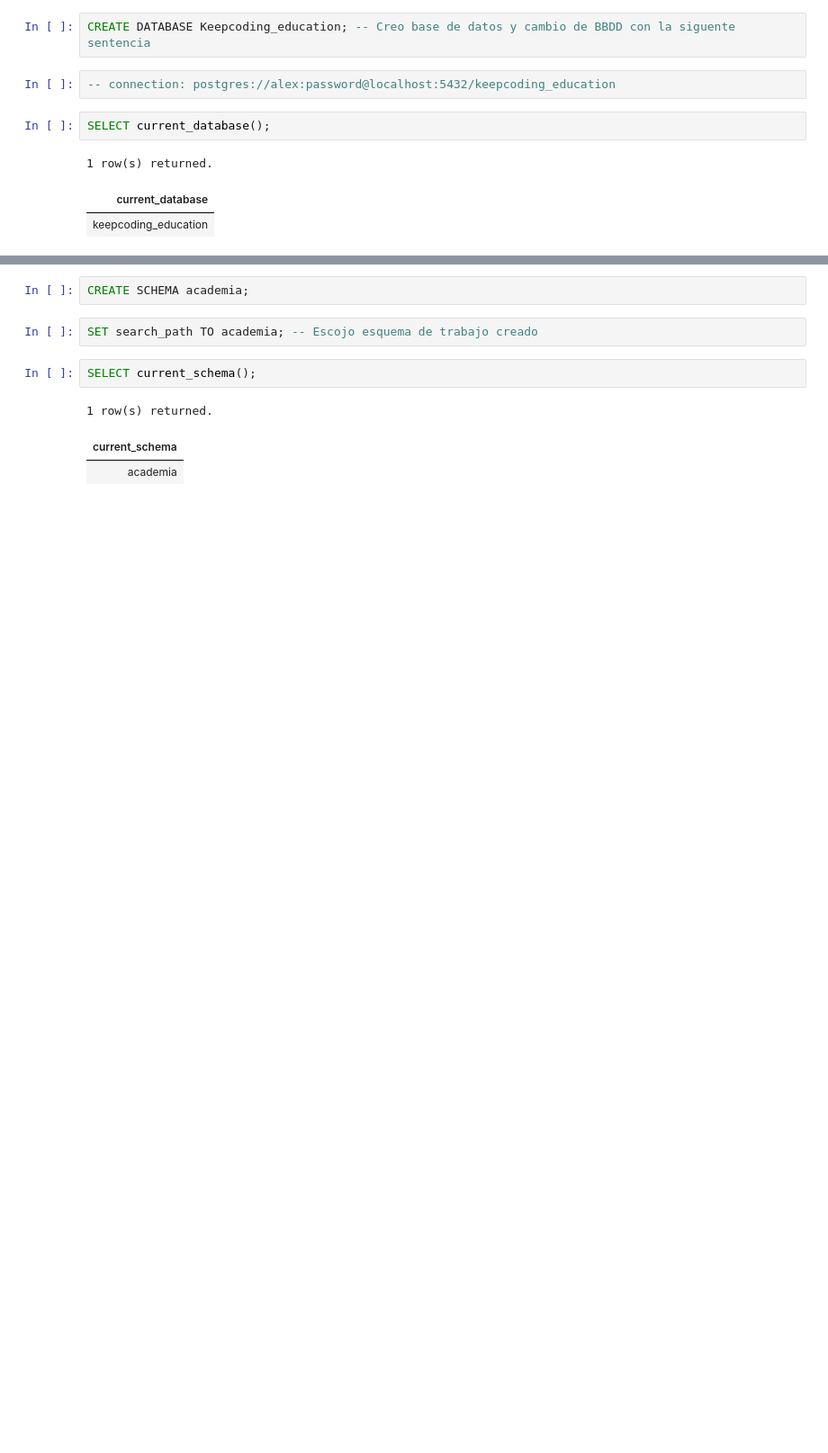
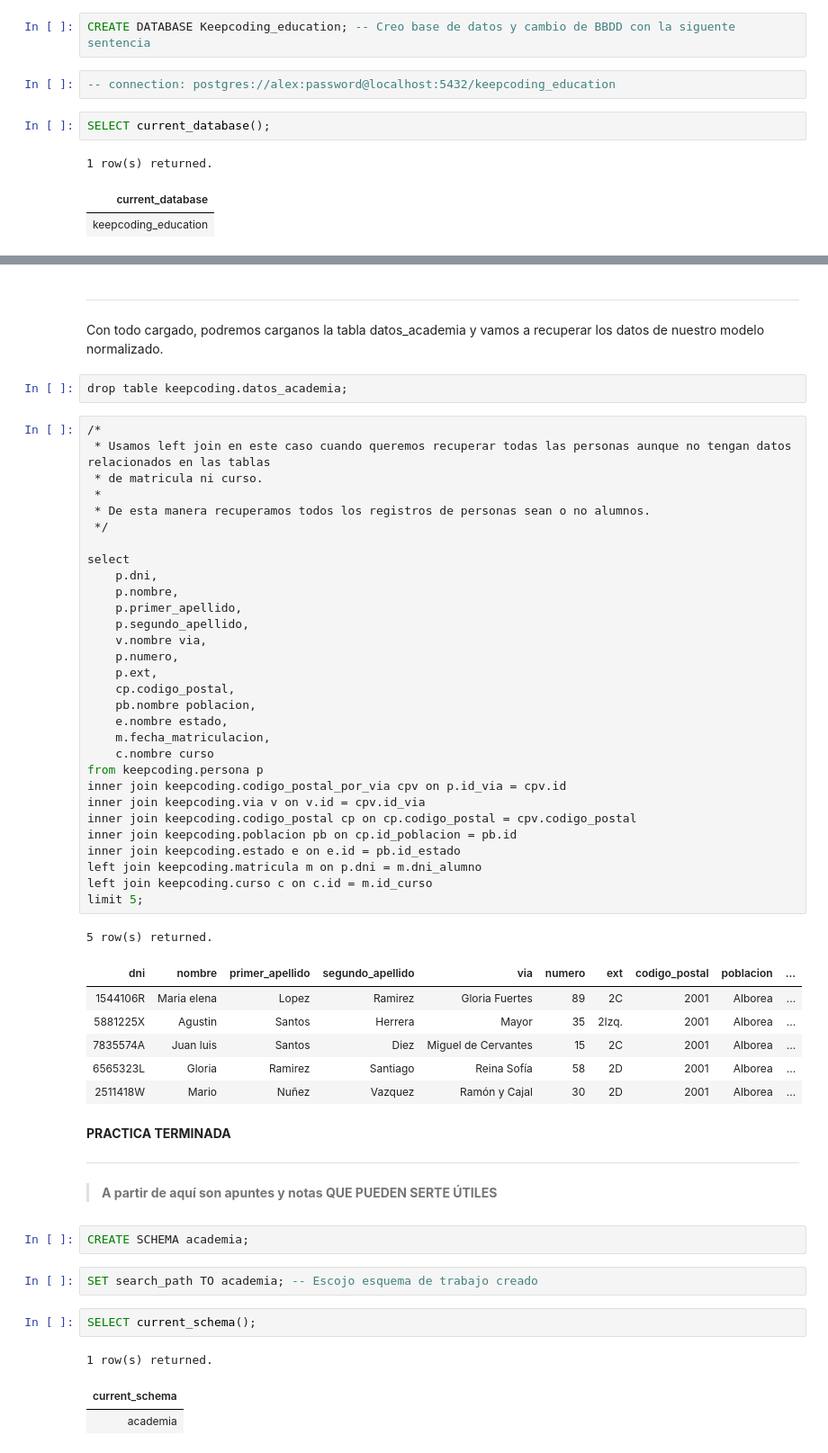
Before and after one commit to alexjust-data/FullStack06_SQL, a Jupyter notebook: 00_SEMINARIO.ipynb, the cells around one changed output, grey strips where cells are left out. Shown at 90% size. Drawn from its saved outputs; the diff is of its cells as text; blank space fills up the shorter version.

```diff
--- a/00_SEMINARIO.ipynb
+++ b/00_SEMINARIO.ipynb
@@ -66,3 +1189,53 @@ SELECT current_database();
+# %% [markdown]
+---
+
+Con todo cargado, podremos carganos la tabla datos_academia y vamos a recuperar los datos de nuestro modelo normalizado.
+# %%
+drop table keepcoding.datos_academia;
+# %%
+/*
+ * Usamos left join en este caso cuando queremos recuperar todas las personas aunque no tengan datos relacionados en las tablas
+ * de matricula ni curso.
+ *
+ * De esta manera recuperamos todos los registros de personas sean o no alumnos.
+ */
+
+select
+    p.dni,
+    p.nombre,
+    p.primer_apellido,
+    p.segundo_apellido,
+    v.nombre via,
+    p.numero,
+    p.ext,
+    cp.codigo_postal,
+    pb.nombre poblacion,
+    e.nombre estado,
+    m.fecha_matriculacion,
+    c.nombre curso
+from keepcoding.persona p
+inner join keepcoding.codigo_postal_por_via cpv on p.id_via = cpv.id
+inner join keepcoding.via v on v.id = cpv.id_via
+inner join keepcoding.codigo_postal cp on cp.codigo_postal = cpv.codigo_postal
+inner join keepcoding.poblacion pb on cp.id_poblacion = pb.id
+inner join keepcoding.estado e on e.id = pb.id_estado
+left join keepcoding.matricula m on p.dni = m.dni_alumno
+left join keepcoding.curso c on c.id = m.id_curso
+limit 5;
+# %% [output]
+5 row(s) returned.
+| dni | nombre | primer_apellido | segundo_apellido | via | numero | ext | codigo_postal | poblacion | ... |
+| 1544106R | Maria elena | Lopez | Ramirez | Gloria Fuertes | 89 | 2C | 2001 | Alborea | ... |
+| 5881225X | Agustin | Santos | Herrera | Mayor | 35 | 2Izq. | 2001 | Alborea | ... |
+| 7835574A | Juan luis | Santos | Diez | Miguel de Cervantes | 15 | 2C | 2001 | Alborea | ... |
+| 6565323L | Gloria | Ramirez | Santiago | Reina Sofía | 58 | 2D | 2001 | Alborea | ... |
+| 2511418W | Mario | Nuñez | Vazquez | Ramón y Cajal | 30 | 2D | 2001 | Alborea | ... |
+# %% [markdown]
+**PRACTICA TERMINADA**
+
+---
+
+> **A partir de aquí son apuntes y notas QUE PUEDEN SERTE ÚTILES**
 # %%
 CREATE SCHEMA academia;
 # %%
```
Also changed, not shown: parts of 96 cells of this notebook, 4 other files.
